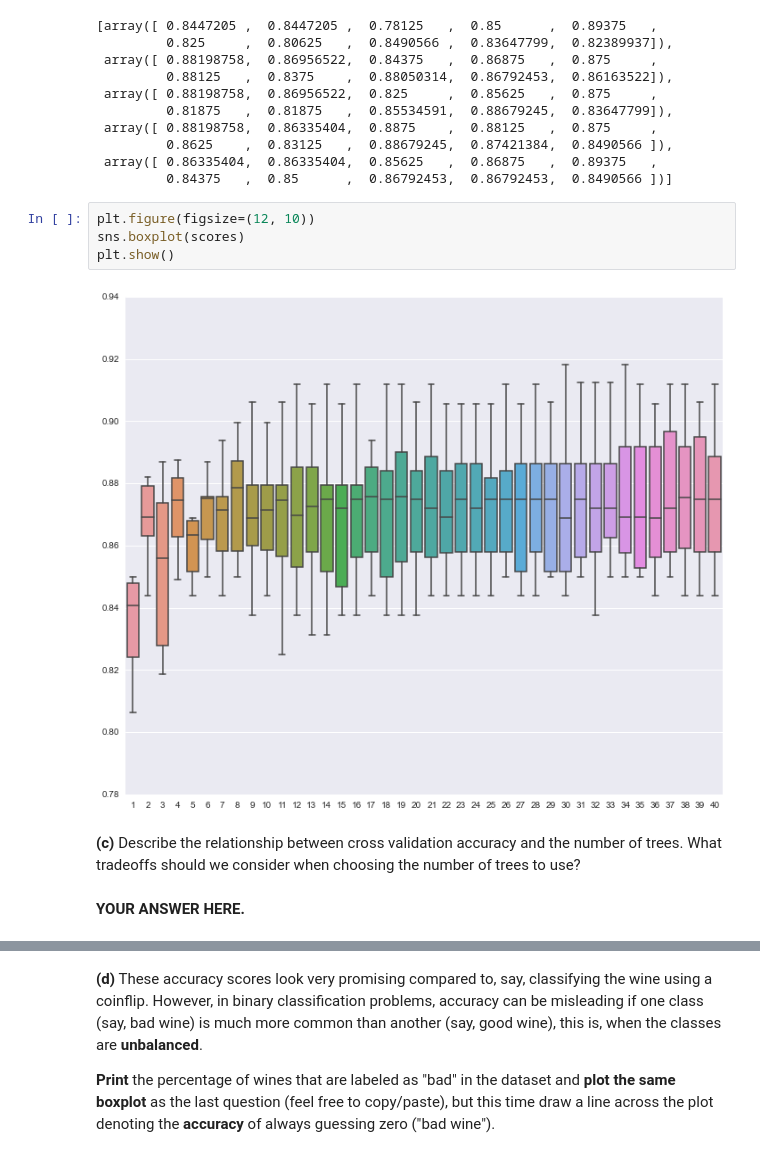
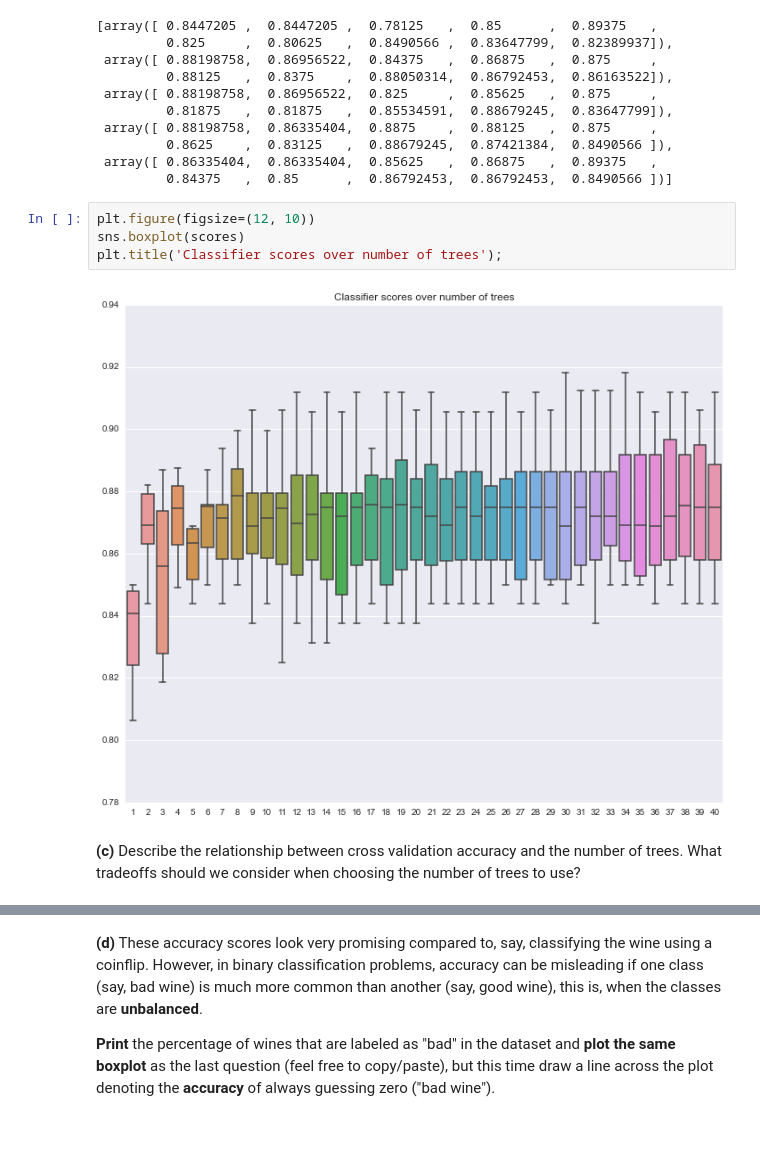
Before and after one commit to dimagalat/CSCI_E-109, a Jupyter notebook: homework/santos_n_hw5/HW5.ipynb, the cells around one changed output, grey strips where cells are left out. Drawn from its saved outputs; the diff is of its cells as text.

```diff
--- a/homework/santos_n_hw5/HW5.ipynb
+++ b/homework/santos_n_hw5/HW5.ipynb
@@ -122,10 +131,8 @@ scores[:5]
 # %%
 plt.figure(figsize=(12, 10))
 sns.boxplot(scores)
-plt.show()
+plt.title('Classifier scores over number of trees');
 # %% [output]
-[figure, old version]
+[figure, new version]
 # %% [markdown]
 **(c)** Describe the relationship between cross validation accuracy and the number of trees. What tradeoffs should we consider when choosing the number of trees to use?
-# %% [markdown]
-**YOUR ANSWER HERE.**
```
Also changed, not shown: parts of 26 cells of this notebook, 1 other file.
